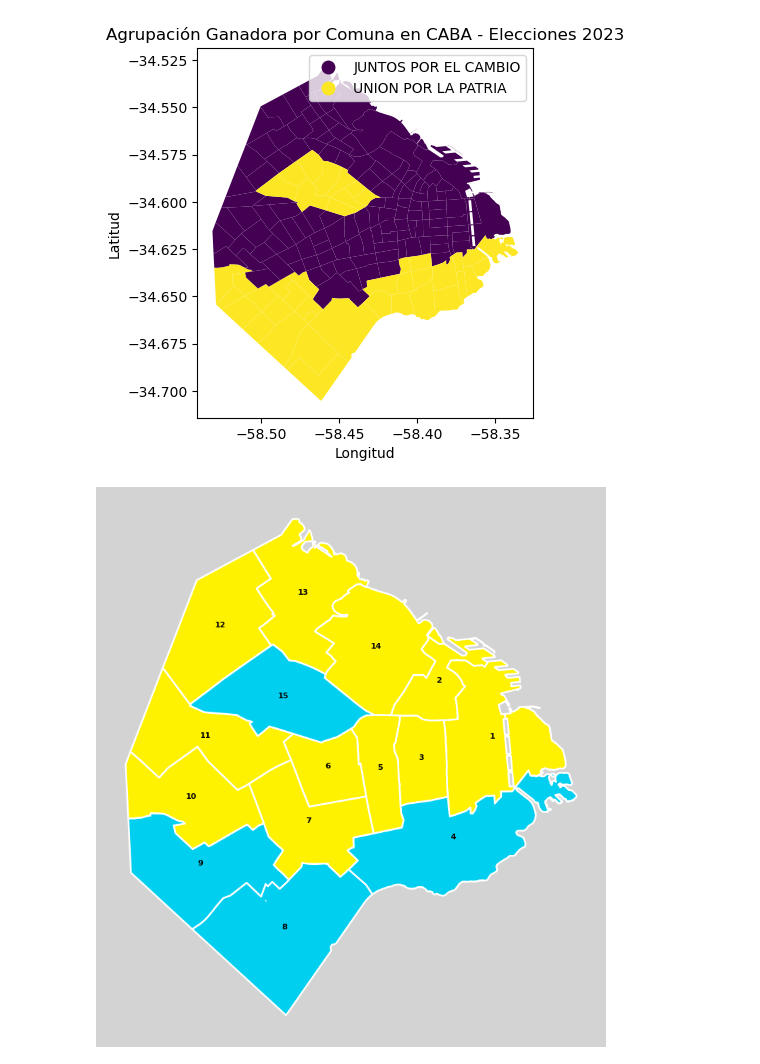
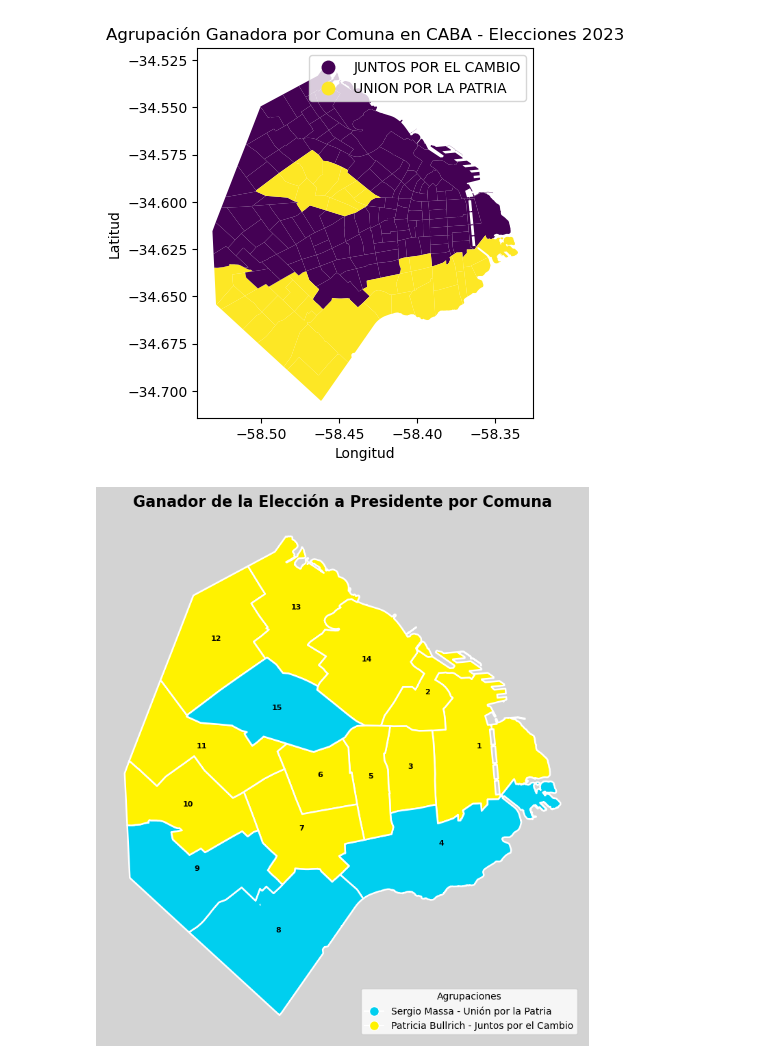
Before and after one commit to nicolasfaccini/Analisis-Elecciones-Generales-2023-Python, a Jupyter notebook: DatasetsyMapas.ipynb, the cells around one changed output. Saved outputs shown, nothing was run; the diff lists cells and outputs as text; code cells hidden in the pictures.

```diff
--- a/DatasetsyMapas.ipynb
+++ b/DatasetsyMapas.ipynb
@@ -202,36 +202,48 @@ plt.show()
 <Figure size 1000x1000 with 0 Axes>
 [figure]
 # %%
-
-import matplotlib.pyplot as plt
-
-# ... (código previo)
+# Título del mapa
+titulo = "Ganador de la Elección a Presidente por Comuna"
 
 # Disolver los límites de los circuitos electorales para consolidar las comunas
 gdf_dissolved = gdf.dissolve(by='COMUNA')
 
 # Realizar el merge con el DataFrame geográfico disuelto
 gdf_merged = gdf_dissolved.merge(df_votos_maximos, left_on='COMUNA', right_on='seccion_id', how='left')
 
 # Crear un mapa de colores personalizado para las agrupaciones
 colores = {'JUNTOS POR EL CAMBIO': '#FFF200', 'UNION POR LA PATRIA': '#00CFEF'}
 gdf_merged['color'] = gdf_merged['agrupacion_nombre'].map(colores)
 
 # Visualización con fondo gris claro y líneas blancas más anchas
 fig, ax = plt.subplots(1, 1, figsize=(10, 10), facecolor='lightgrey')
 
 # Plotear usando los colores personalizados y añadir bordes más anchos y blancos
 gdf_merged.plot(ax=ax, color=gdf_merged['color'], edgecolor='white', linewidth=1.8)
 
-# Quitar los ejes y el recuadro
-plt.axis('off')
-
 # Etiquetar cada comuna con su número
 for idx, row in gdf_merged.iterrows():
     plt.annotate(text=row['seccion_id'], xy=(row.geometry.centroid.x, row.geometry.centroid.y),
                  horizontalalignment='center', fontsize=8, weight='bold', color='black')
 
+# Agregar título al mapa
+plt.title(titulo, fontsize=16, weight='bold')
+
+# Crear leyenda
+leyenda = {
+    'Sergio Massa - Unión por la Patria': '#00CFEF',
+    'Patricia Bullrich - Juntos por el Cambio': '#FFF200'
+}
+
+handles = [plt.Line2D([0], [0], marker='o', color='w', label=label, markerfacecolor=color, markersize=10)
+           for label, color in leyenda.items()]
+
+plt.legend(handles=handles, title='Agrupaciones', loc='lower right')
+
+# Quitar los ejes y el recuadro
+plt.axis('off')
+
 # Mostrar el mapa
 plt.show()
 # %% [output]
-[figure, old version]
+[figure, new version]
```
